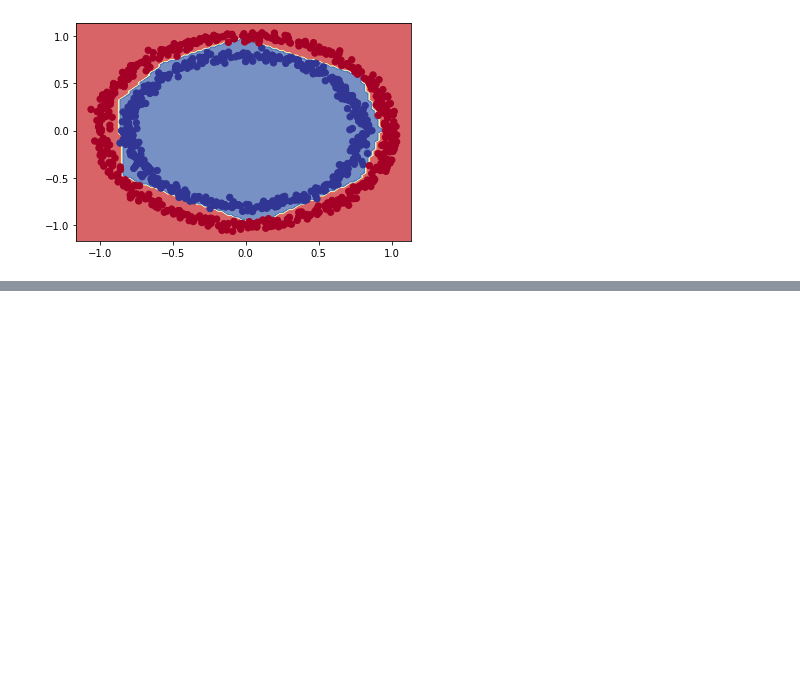
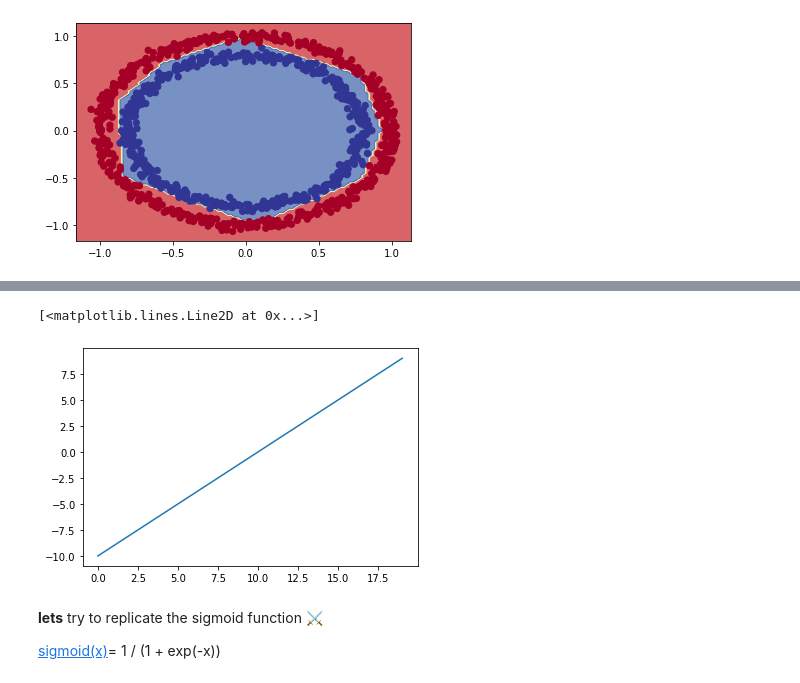
Before and after one commit to Henil21/Ml_collab, a Jupyter notebook: Neural_network_classification_tensorflow.ipynb, the cells around one changed output, grey strips where cells are left out. Cells and saved outputs as stored; diff of their text form; code cells hidden in the pictures; blank space fills up the shorter version.

```diff
--- a/Neural_network_classification_tensorflow.ipynb
+++ b/Neural_network_classification_tensorflow.ipynb
@@ -393,0 +367,12 @@ binary
+# %%
+# Create a toy tensor (similar to the data we pass into our model)
+a=tf.cast(tf.range(-10,10),tf.float32)
+# %%
+plt.plot(a)
+# %% [output]
+[<matplotlib.lines.Line2D at 0x...>]
+[figure, added]
+# %% [markdown]
+**lets** try to replicate the sigmoid function ⚔
+
+ [sigmoid(x)](https://www.tensorflow.org/api_docs/python/tf/keras/activations/sigmoid)= 1 / (1 + exp(-x))
```
Also changed, not shown: parts of 12 cells of this notebook.
